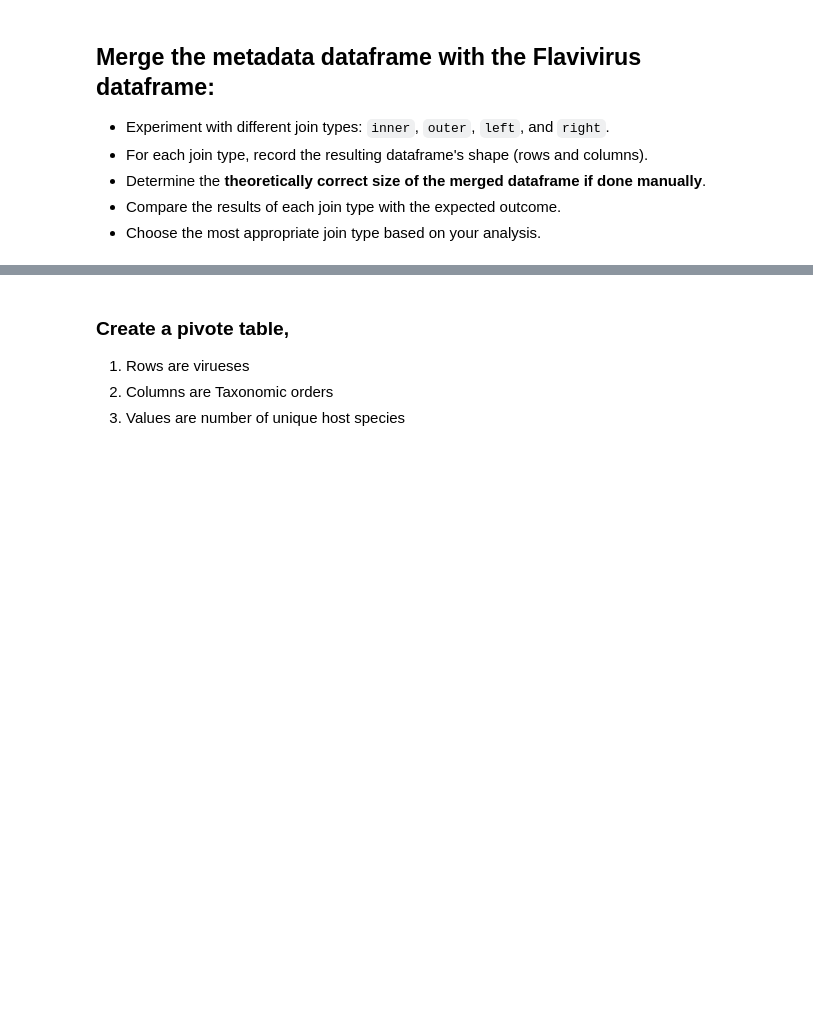
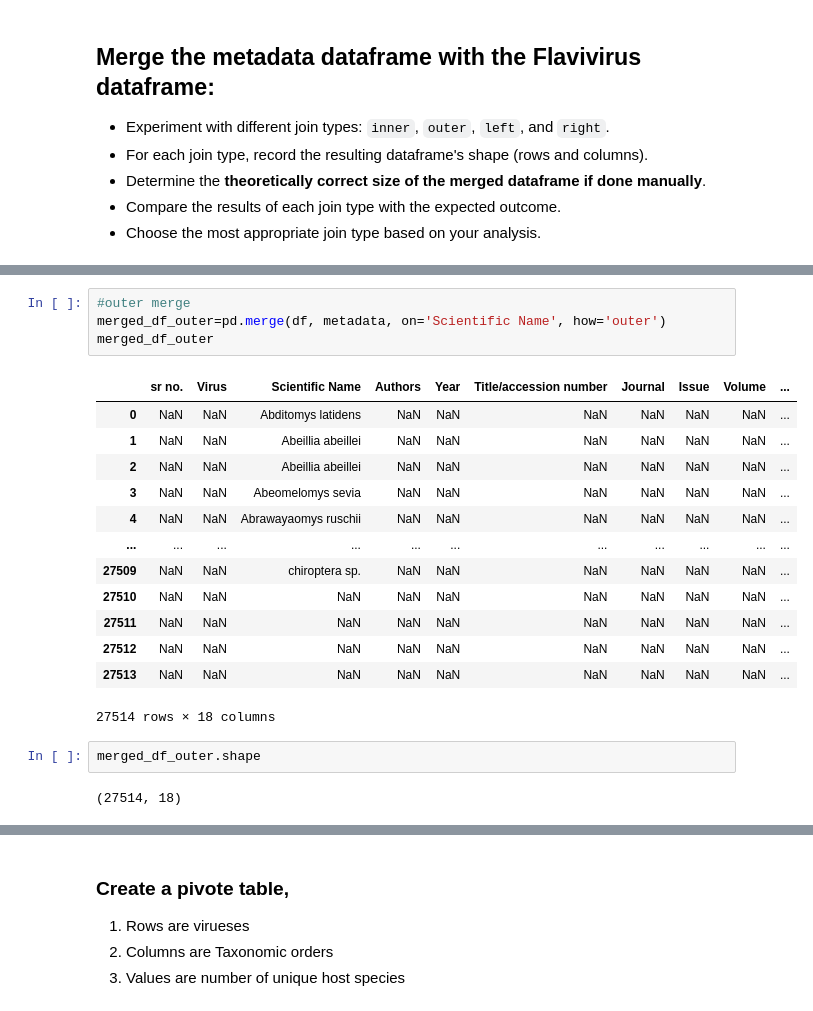
Before and after one commit to smlicciardello-svg/MPM_200_Licciardello, a Jupyter notebook: Code/assignment_9_database_management.ipynb, the cells around one changed output, grey strips where cells are left out. Drawn from its saved outputs; the diff is of its cells as text; blank space fills up the shorter version.

```diff
--- a/Code/assignment_9_database_management.ipynb
+++ b/Code/assignment_9_database_management.ipynb
@@ -275,0 +401,22 @@ pd.merge(Species_level_only_birds, mammals_meta, left_on='Common name', right_on
+# %%
+#outer merge
+merged_df_outer=pd.merge(df, metadata, on='Scientific Name', how='outer')
+merged_df_outer
+# %% [output]
+|  | sr no. | Virus | Scientific Name | Authors | Year | Title/accession number | Journal | Issue | Volume | ... |
+| 0 | NaN | NaN | Abditomys latidens | NaN | NaN | NaN | NaN | NaN | NaN | ... |
+| 1 | NaN | NaN | Abeillia abeillei | NaN | NaN | NaN | NaN | NaN | NaN | ... |
+| 2 | NaN | NaN | Abeillia abeillei | NaN | NaN | NaN | NaN | NaN | NaN | ... |
+| 3 | NaN | NaN | Abeomelomys sevia | NaN | NaN | NaN | NaN | NaN | NaN | ... |
+| 4 | NaN | NaN | Abrawayaomys ruschii | NaN | NaN | NaN | NaN | NaN | NaN | ... |
+| ... | ... | ... | ... | ... | ... | ... | ... | ... | ... | ... |
+| 27509 | NaN | NaN | chiroptera sp. | NaN | NaN | NaN | NaN | NaN | NaN | ... |
+| 27510 | NaN | NaN | NaN | NaN | NaN | NaN | NaN | NaN | NaN | ... |
+| 27511 | NaN | NaN | NaN | NaN | NaN | NaN | NaN | NaN | NaN | ... |
+| 27512 | NaN | NaN | NaN | NaN | NaN | NaN | NaN | NaN | NaN | ... |
+| 27513 | NaN | NaN | NaN | NaN | NaN | NaN | NaN | NaN | NaN | ... |
+27514 rows × 18 columns
+# %%
+merged_df_outer.shape
+# %% [output]
+(27514, 18)
```
Also changed, not shown: parts of 24 cells of this notebook.
